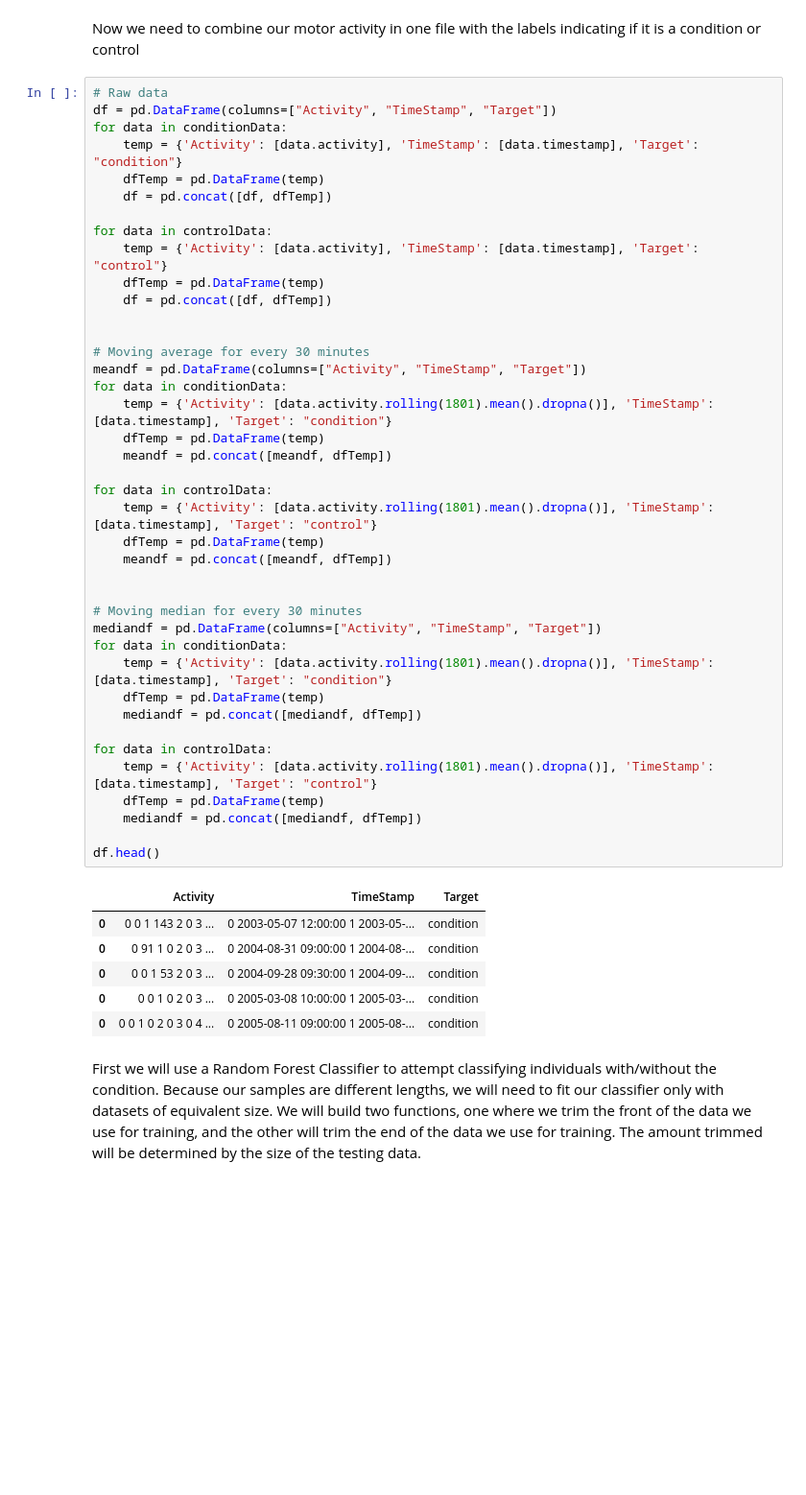
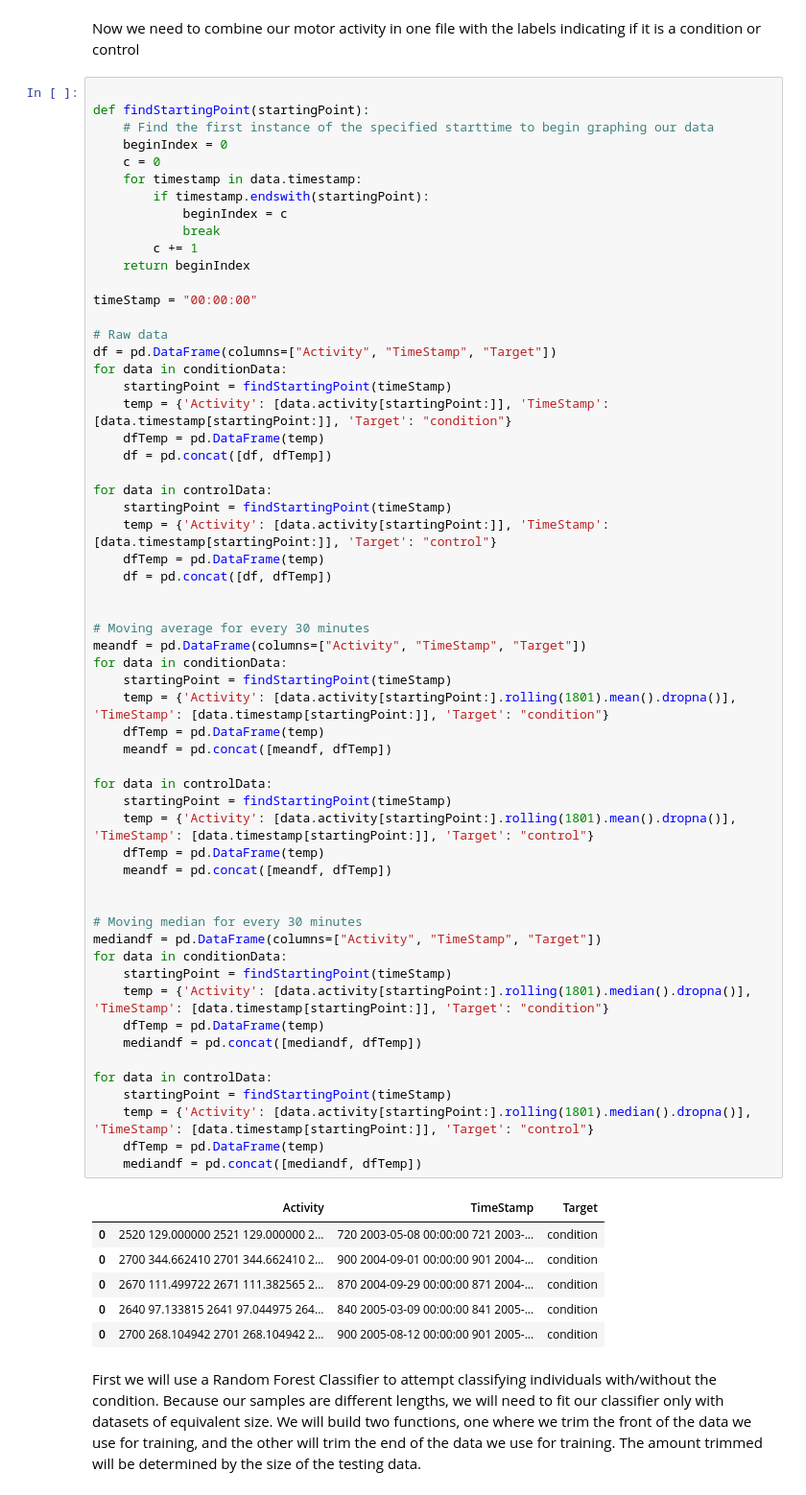
Before and after one commit to davevstorey/CS5080_TS, a Jupyter notebook: main.ipynb, the cells around one changed output. Shown at 96% size. Saved outputs shown, nothing was run; the diff lists cells and outputs as text; blank space fills up the shorter version.

```diff
--- a/main.ipynb
+++ b/main.ipynb
@@ -21,52 +21,70 @@ for fileName in os.listdir(f"data/control"):
 # %% [markdown]
 Now we need to combine our motor activity in one file with the labels indicating if it is a condition or control
 # %%
+
+def findStartingPoint(startingPoint):
+	# Find the first instance of the specified starttime to begin graphing our data
+	beginIndex = 0
+	c = 0
+	for timestamp in data.timestamp:
+		if timestamp.endswith(startingPoint):
+			beginIndex = c
+			break
+		c += 1
+	return beginIndex
+
+timeStamp = "00:00:00"
+
 # Raw data
 df = pd.DataFrame(columns=["Activity", "TimeStamp", "Target"])
 for data in conditionData:
-	temp = {'Activity': [data.activity], 'TimeStamp': [data.timestamp], 'Target': "condition"}
+	startingPoint = findStartingPoint(timeStamp)
+	temp = {'Activity': [data.activity[startingPoint:]], 'TimeStamp': [data.timestamp[startingPoint:]], 'Target': "condition"}
 	dfTemp = pd.DataFrame(temp)
 	df = pd.concat([df, dfTemp])
 
 for data in controlData:
-	temp = {'Activity': [data.activity], 'TimeStamp': [data.timestamp], 'Target': "control"}
+	startingPoint = findStartingPoint(timeStamp)
+	temp = {'Activity': [data.activity[startingPoint:]], 'TimeStamp': [data.timestamp[startingPoint:]], 'Target': "control"}
 	dfTemp = pd.DataFrame(temp)
 	df = pd.concat([df, dfTemp])
 
 
 # Moving average for every 30 minutes
 meandf = pd.DataFrame(columns=["Activity", "TimeStamp", "Target"])
 for data in conditionData:
-	temp = {'Activity': [data.activity.rolling(1801).mean().dropna()], 'TimeStamp': [data.timestamp], 'Target': "condition"}
+	startingPoint = findStartingPoint(timeStamp)
+	temp = {'Activity': [data.activity[startingPoint:].rolling(1801).mean().dropna()], 'TimeStamp': [data.timestamp[startingPoint:]], 'Target': "condition"}
 	dfTemp = pd.DataFrame(temp)
 	meandf = pd.concat([meandf, dfTemp])
 
 for data in controlData:
-	temp = {'Activity': [data.activity.rolling(1801).mean().dropna()], 'TimeStamp': [data.timestamp], 'Target': "control"}
+	startingPoint = findStartingPoint(timeStamp)
+	temp = {'Activity': [data.activity[startingPoint:].rolling(1801).mean().dropna()], 'TimeStamp': [data.timestamp[startingPoint:]], 'Target': "control"}
 	dfTemp = pd.DataFrame(temp)
 	meandf = pd.concat([meandf, dfTemp])
 
 
 # Moving median for every 30 minutes
 mediandf = pd.DataFrame(columns=["Activity", "TimeStamp", "Target"])
 for data in conditionData:
-	temp = {'Activity': [data.activity.rolling(1801).mean().dropna()], 'TimeStamp': [data.timestamp], 'Target': "condition"}
+	startingPoint = findStartingPoint(timeStamp)
+	temp = {'Activity': [data.activity[startingPoint:].rolling(1801).median().dropna()], 'TimeStamp': [data.timestamp[startingPoint:]], 'Target': "condition"}
 	dfTemp = pd.DataFrame(temp)
 	mediandf = pd.concat([mediandf, dfTemp])
 
 for data in controlData:
-	temp = {'Activity': [data.activity.rolling(1801).mean().dropna()], 'TimeStamp': [data.timestamp], 'Target': "control"}
+	startingPoint = findStartingPoint(timeStamp)
+	temp = {'Activity': [data.activity[startingPoint:].rolling(1801).median().dropna()], 'TimeStamp': [data.timestamp[startingPoint:]], 'Target': "control"}
 	dfTemp = pd.DataFrame(temp)
 	mediandf = pd.concat([mediandf, dfTemp])
-
-df.head()
 # %% [output]
 |  | Activity | TimeStamp | Target |
-| 0 | 0 0 1 143 2 0 3 ... | 0 2003-05-07 12:00:00 1 2003-05-... | condition |
-| 0 | 0 91 1 0 2 0 3 ... | 0 2004-08-31 09:00:00 1 2004-08-... | condition |
-| 0 | 0 0 1 53 2 0 3 ... | 0 2004-09-28 09:30:00 1 2004-09-... | condition |
-| 0 | 0 0 1 0 2 0 3 ... | 0 2005-03-08 10:00:00 1 2005-03-... | condition |
-| 0 | 0 0 1 0 2 0 3 0 4 ... | 0 2005-08-11 09:00:00 1 2005-08-... | condition |
+| 0 | 2520 129.000000 2521 129.000000 2... | 720 2003-05-08 00:00:00 721 2003-... | condition |
+| 0 | 2700 344.662410 2701 344.662410 2... | 900 2004-09-01 00:00:00 901 2004-... | condition |
+| 0 | 2670 111.499722 2671 111.382565 2... | 870 2004-09-29 00:00:00 871 2004-... | condition |
+| 0 | 2640 97.133815 2641 97.044975 264... | 840 2005-03-09 00:00:00 841 2005-... | condition |
+| 0 | 2700 268.104942 2701 268.104942 2... | 900 2005-08-12 00:00:00 901 2005-... | condition |
 # %% [markdown]
 First we will use a Random Forest Classifier to attempt classifying individuals with/without the condition. Because our samples are different lengths, we will need to fit our classifier only with datasets of equivalent size. We will build two functions, one where we trim the front of the data we use for training, and the other will trim the end of the data we use for training. The amount trimmed will be determined by the size of the testing data.
 # %%
```
Also changed, not shown: parts of 12 cells of this notebook.
